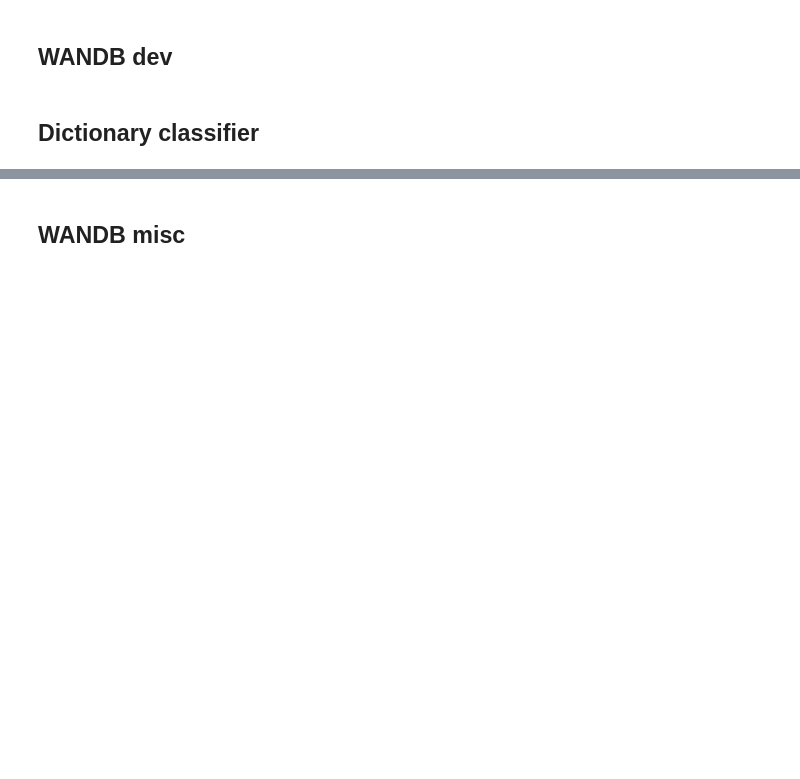
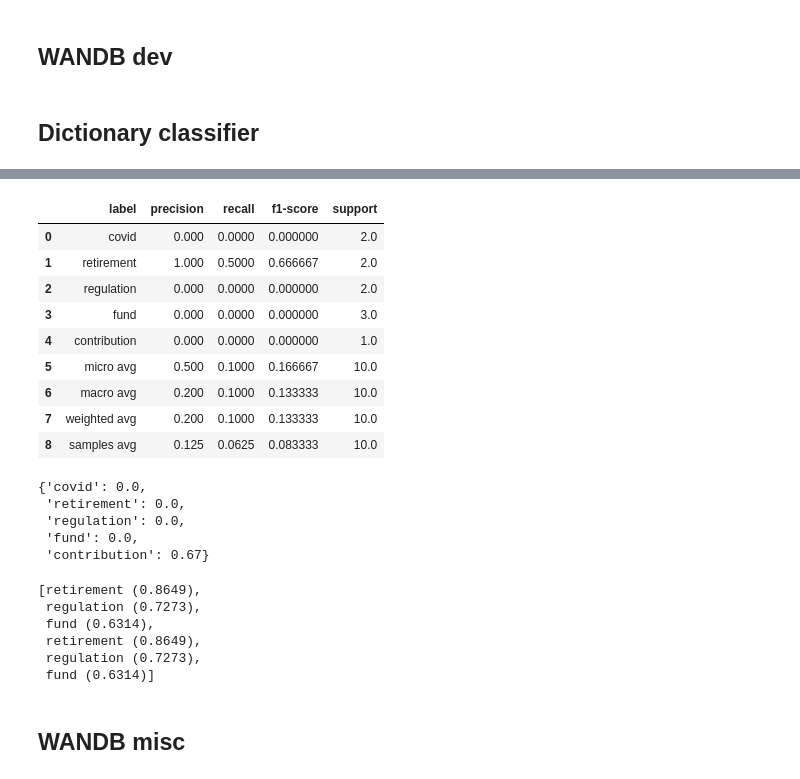
Before and after one commit to samhardyhey/blog-multi-label, a Jupyter notebook: train/3_train_eval.ipynb, the cells around one changed output, grey strips where cells are left out. Drawn from its saved outputs; the diff is of its cells as text; code cells hidden in the pictures; blank space fills up the shorter version.

```diff
--- a/train/3_train_eval.ipynb
+++ b/train/3_train_eval.ipynb
@@ -15,17 +15,17 @@ from data_util import create_multi_label_train_test_splits
 
 CONFIG = yaml.safe_load(
     Path(
-        "/Users/samhardyhey/Desktop/blog/blog-multi-label/train/training_config.yaml"
+        "/Users/samhardyhey/Desktop/blog/blog-multi-label/train/train_config.yaml"
     ).read_bytes()
 )
 
 # 1.1 create splits
 df = pd.read_csv(CONFIG["dataset"])
-train, test = create_multi_label_train_test_splits(
+train_split, test_split = create_multi_label_train_test_splits(
     df, label_col=CONFIG["label_col"], test_size=CONFIG["test_size"]
 )
-test, dev = create_multi_label_train_test_splits(
-    test, label_col=CONFIG["label_col"], test_size=CONFIG["test_size"]
+test_split, dev_split = create_multi_label_train_test_splits(
+    test_split, label_col=CONFIG["label_col"], test_size=CONFIG["test_size"]
 )
 
 # # 1.2 log splits
@@ -130,0 +87,19 @@ for model in CONFIG["models"]:
+# %%
+def create_flair_classification_sentence(text, label_object, label_type="class"):
+    sentence = Sentence(text, use_tokenizer=SegtokTokenizer())
+    for label in [k for k, v in label_object.items() if v > 0]:
+        sentence.add_label(label_type, label, 1.0)
+    return sentence
+
+def predict_flair_tars(text, flair_tars_model):
+    sentence = Sentence(text)
+    labels = flair_tars_model.get_current_label_dictionary().get_items()
+    flair_tars_model.predict(sentence)
+    pred_dict = {
+        label: 0.0 for label in labels
+    }
+    for e in sentence.labels:
+        label = e.to_dict()["value"]
+        confidence = round(float(e.to_dict()["confidence"]), 2)
+        pred_dict[label] = confidence
+    return pred_dict
@@ -130,0 +219,16 @@ for model in CONFIG["models"]:
+# %%
+test_preds = test_split.assign(pred=test_split[CONFIG["text_col"]].apply(
+    lambda y: predict_flair_tars(y, tars)))
+# %%
+create_classification_report(test_split, test_preds, CONFIG)
+# %% [output]
+|  | label | precision | recall | f1-score | support |
+| 0 | covid | 0.000 | 0.0000 | 0.000000 | 2.0 |
+| 1 | retirement | 1.000 | 0.5000 | 0.666667 | 2.0 |
+| 2 | regulation | 0.000 | 0.0000 | 0.000000 | 2.0 |
+| 3 | fund | 0.000 | 0.0000 | 0.000000 | 3.0 |
+| 4 | contribution | 0.000 | 0.0000 | 0.000000 | 1.0 |
+| 5 | micro avg | 0.500 | 0.1000 | 0.166667 | 10.0 |
+| 6 | macro avg | 0.200 | 0.1000 | 0.133333 | 10.0 |
+| 7 | weighted avg | 0.200 | 0.1000 | 0.133333 | 10.0 |
+| 8 | samples avg | 0.125 | 0.0625 | 0.083333 | 10.0 |
@@ -131,3 +238,20 @@ for model in CONFIG["models"]:
+# %%
+predict_flair_tars('hello world', tars)
+# %% [output]
+{'covid': 0.0,
+ 'retirement': 0.0,
+ 'regulation': 0.0,
+ 'fund': 0.0,
+ 'contribution': 0.67}
+# %%
+sentence.labels
+# %% [output]
+[retirement (0.8649),
+ regulation (0.7273),
+ fund (0.6314),
+ retirement (0.8649),
+ regulation (0.7273),
+ fund (0.6314)]
 # %% [markdown]
 ## WANDB misc
 # %%
```
Also changed, not shown: parts of 6 cells of this notebook, 6 other files.
